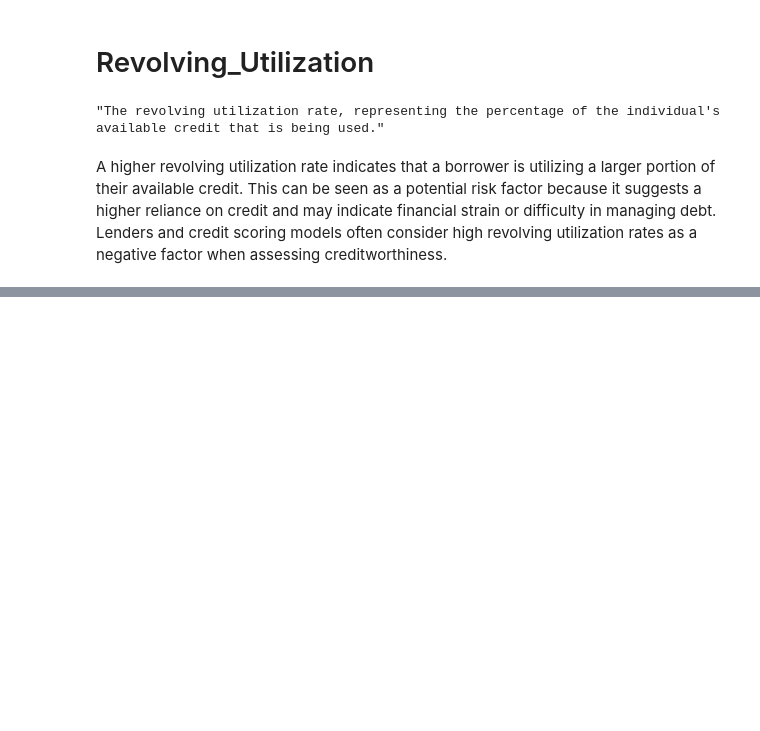
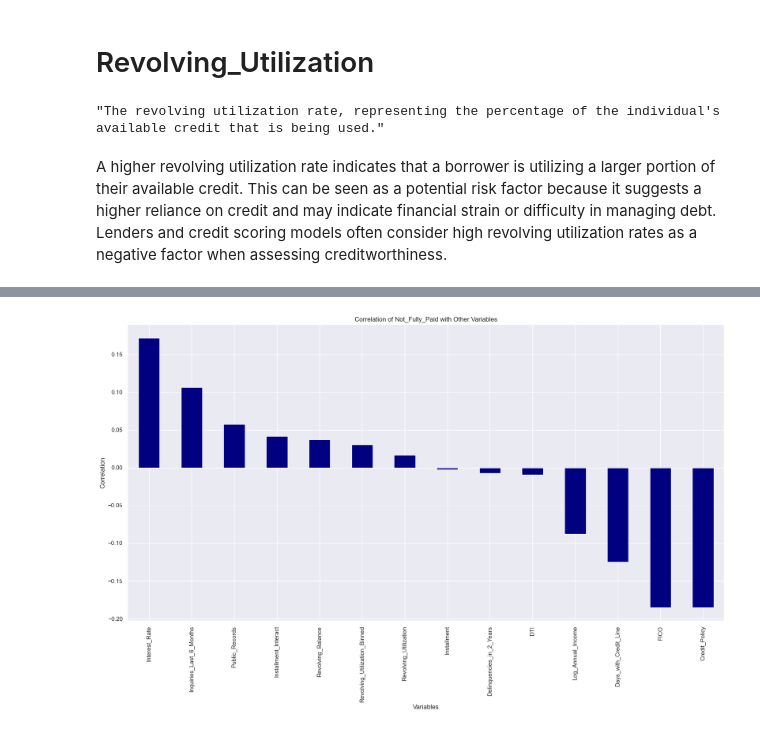
Before and after one commit to jswnthh/Toolfe_projects_ML, a Jupyter notebook: toolfe_loan.ipynb, the cells around one changed output, grey strips where cells are left out. Saved outputs shown, nothing was run; the diff lists cells and outputs as text; code cells hidden in the pictures; blank space fills up the shorter version.

```diff
--- a/toolfe_loan.ipynb
+++ b/toolfe_loan.ipynb
@@ -384,0 +417,21 @@ plt.show()
+# %%
+# Define the bin edges and labels for the bins
+bin_edges = [0, 40, 80, 120]
+bin_labels = [0, 1, 2]
+
+# Bin the "Revolving_Utilization" column
+df_revolve["Revolving_Utilization_Binned"] = pd.cut(df_revolve["Revolving_Utilization"], bins=bin_edges, labels=bin_labels, include_lowest=True)
+df_revolve["Revolving_Utilization_Binned"] = df_revolve["Revolving_Utilization_Binned"].astype(int)
+# %%
+df = pd.merge(df, df_revolve[["Revolving_Utilization", "Revolving_Utilization_Binned"]], on="Revolving_Utilization")
+# %%
+correlation = df.corr()['Not_Fully_Paid'].drop('Not_Fully_Paid')  # Calculate correlation excluding 'Not_Fully_Paid'
+correlation.sort_values(ascending=False).plot(kind='bar', figsize=(20, 10), color='navy')  # Plot the correlation values
+
+plt.title("Correlation of Not_Fully_Paid with Other Variables")
+plt.xlabel("Variables")
+plt.ylabel("Correlation")
+
+plt.show()
+# %% [output]
+[figure, added]
```
Also changed, not shown: parts of 20 cells of this notebook.
